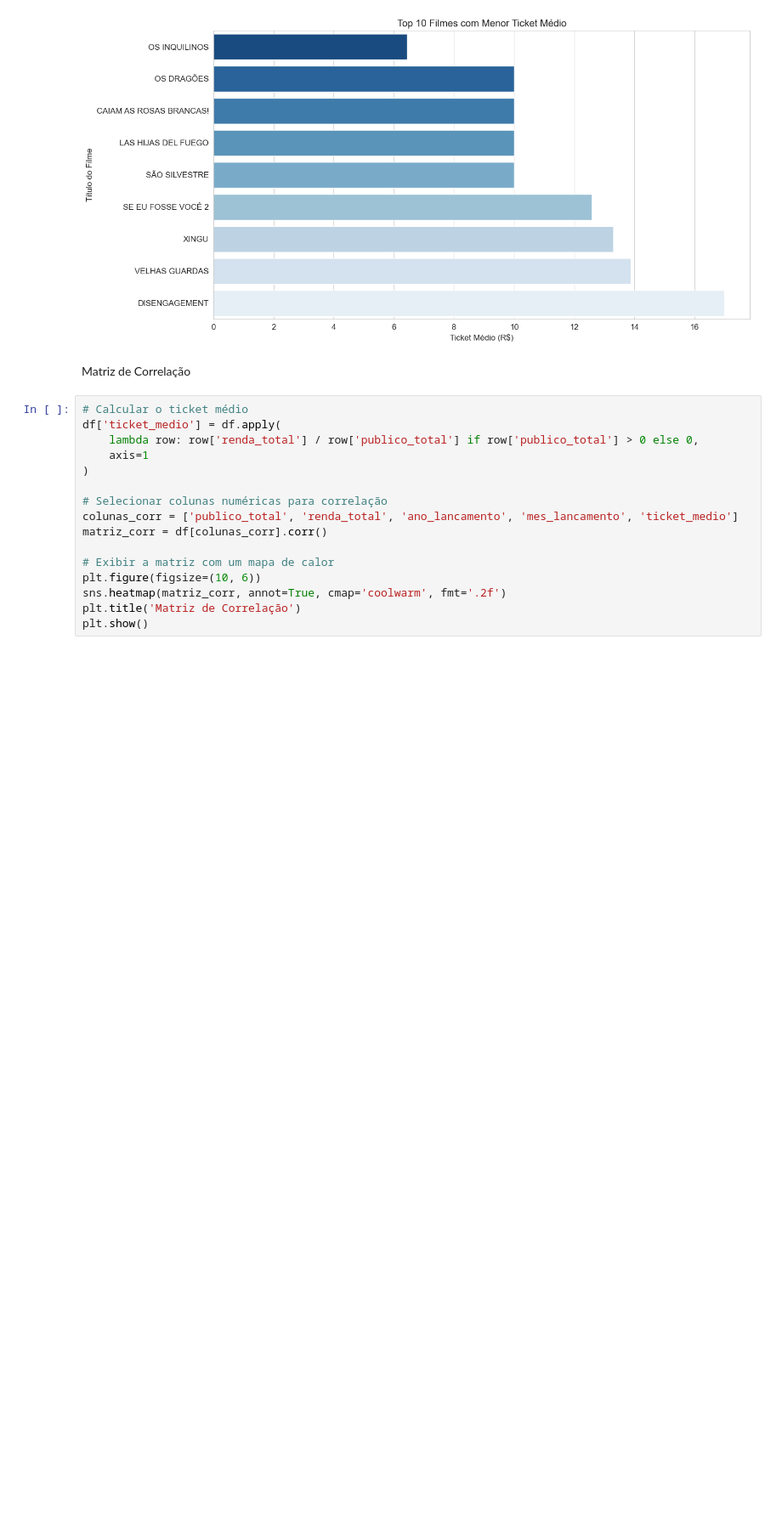
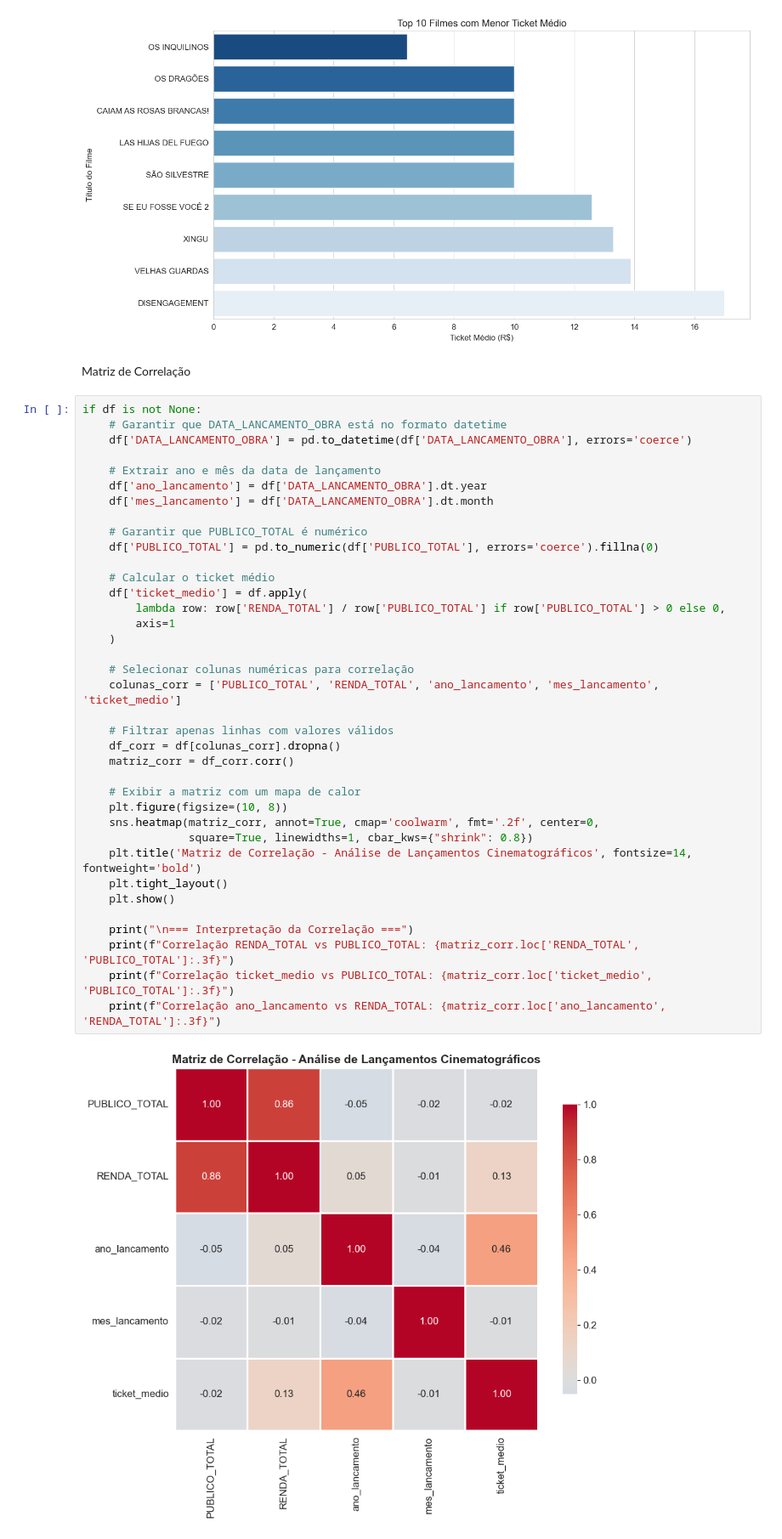
Before and after one commit to Abraao1231/trabalho-BD2, a Jupyter notebook: Data-Layer/raw/Analytcis.ipynb, the cells around one changed output. Shown: that part at 85% size. Saved outputs shown, nothing was run; the diff lists cells and outputs as text; blank space fills up the shorter version.

Commit message:
fix raw errors

```diff
--- a/Data-Layer/raw/Analytcis.ipynb
+++ b/Data-Layer/raw/Analytcis.ipynb
@@ -287,18 +328,41 @@ if df is not None:
 # %% [markdown]
 Matriz de Correlação
 # %%
-# Calcular o ticket médio
-df['ticket_medio'] = df.apply(
-    lambda row: row['renda_total'] / row['publico_total'] if row['publico_total'] > 0 else 0,
-    axis=1
-)
+if df is not None:
+    # Garantir que DATA_LANCAMENTO_OBRA está no formato datetime
+    df['DATA_LANCAMENTO_OBRA'] = pd.to_datetime(df['DATA_LANCAMENTO_OBRA'], errors='coerce')
 
-# Selecionar colunas numéricas para correlação
-colunas_corr = ['publico_total', 'renda_total', 'ano_lancamento', 'mes_lancamento', 'ticket_medio']
-matriz_corr = df[colunas_corr].corr()
+    # Extrair ano e mês da data de lançamento
+    df['ano_lancamento'] = df['DATA_LANCAMENTO_OBRA'].dt.year
+    df['mes_lancamento'] = df['DATA_LANCAMENTO_OBRA'].dt.month
 
-# Exibir a matriz com um mapa de calor
-plt.figure(figsize=(10, 6))
-sns.heatmap(matriz_corr, annot=True, cmap='coolwarm', fmt='.2f')
-plt.title('Matriz de Correlação')
-plt.show()
+    # Garantir que PUBLICO_TOTAL é numérico
+    df['PUBLICO_TOTAL'] = pd.to_numeric(df['PUBLICO_TOTAL'], errors='coerce').fillna(0)
+
+    # Calcular o ticket médio
+    df['ticket_medio'] = df.apply(
+        lambda row: row['RENDA_TOTAL'] / row['PUBLICO_TOTAL'] if row['PUBLICO_TOTAL'] > 0 else 0,
+        axis=1
+    )
+
+    # Selecionar colunas numéricas para correlação
+    colunas_corr = ['PUBLICO_TOTAL', 'RENDA_TOTAL', 'ano_lancamento', 'mes_lancamento', 'ticket_medio']
+
+    # Filtrar apenas linhas com valores válidos
+    df_corr = df[colunas_corr].dropna()
+    matriz_corr = df_corr.corr()
+
+    # Exibir a matriz com um mapa de calor
+    plt.figure(figsize=(10, 8))
+    sns.heatmap(matriz_corr, annot=True, cmap='coolwarm', fmt='.2f', center=0,
+                square=True, linewidths=1, cbar_kws={"shrink": 0.8})
+    plt.title('Matriz de Correlação - Análise de Lançamentos Cinematográficos', fontsize=14, fontweight='bold')
+    plt.tight_layout()
+    plt.show()
+
+    print("\n=== Interpretação da Correlação ===")
+    print(f"Correlação RENDA_TOTAL vs PUBLICO_TOTAL: {matriz_corr.loc['RENDA_TOTAL', 'PUBLICO_TOTAL']:.3f}")
+    print(f"Correlação ticket_medio vs PUBLICO_TOTAL: {matriz_corr.loc['ticket_medio', 'PUBLICO_TOTAL']:.3f}")
+    print(f"Correlação ano_lancamento vs RENDA_TOTAL: {matriz_corr.loc['ano_lancamento', 'RENDA_TOTAL']:.3f}")
+# %% [output]
+[figure, added]
```
Also changed, not shown: parts of 4 cells of this notebook.
